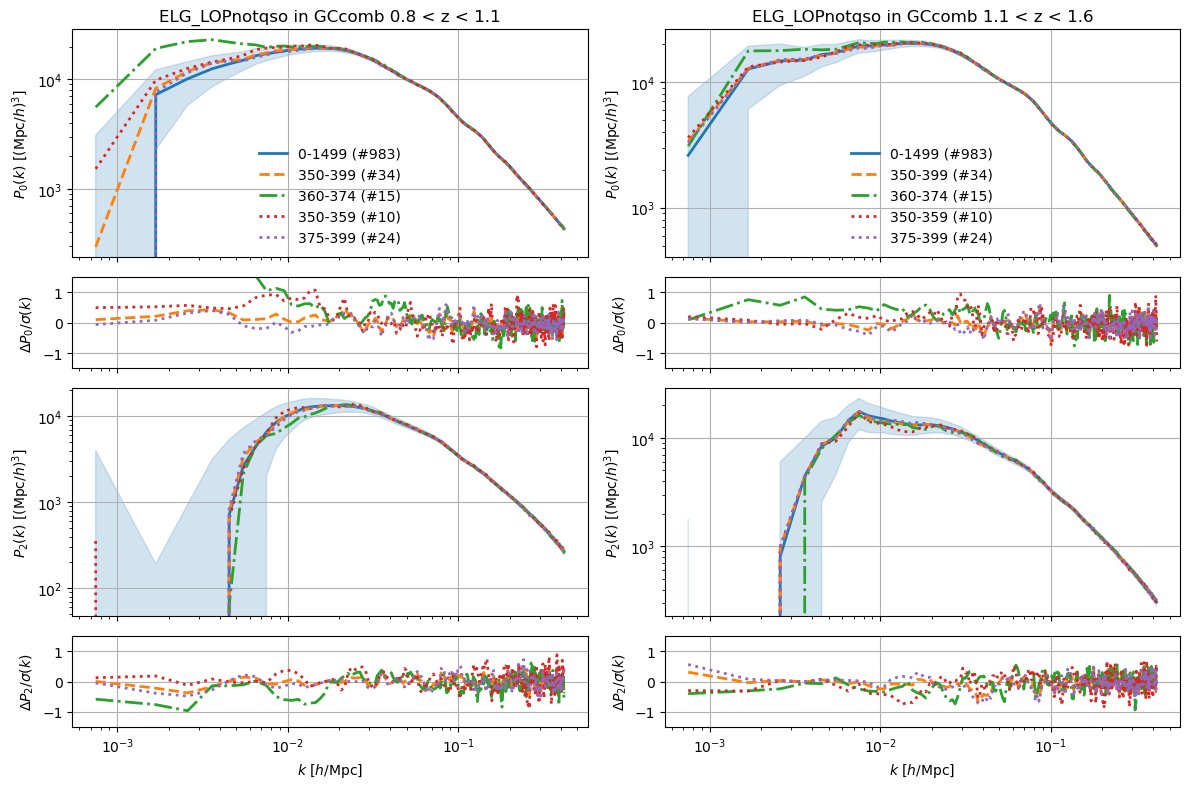
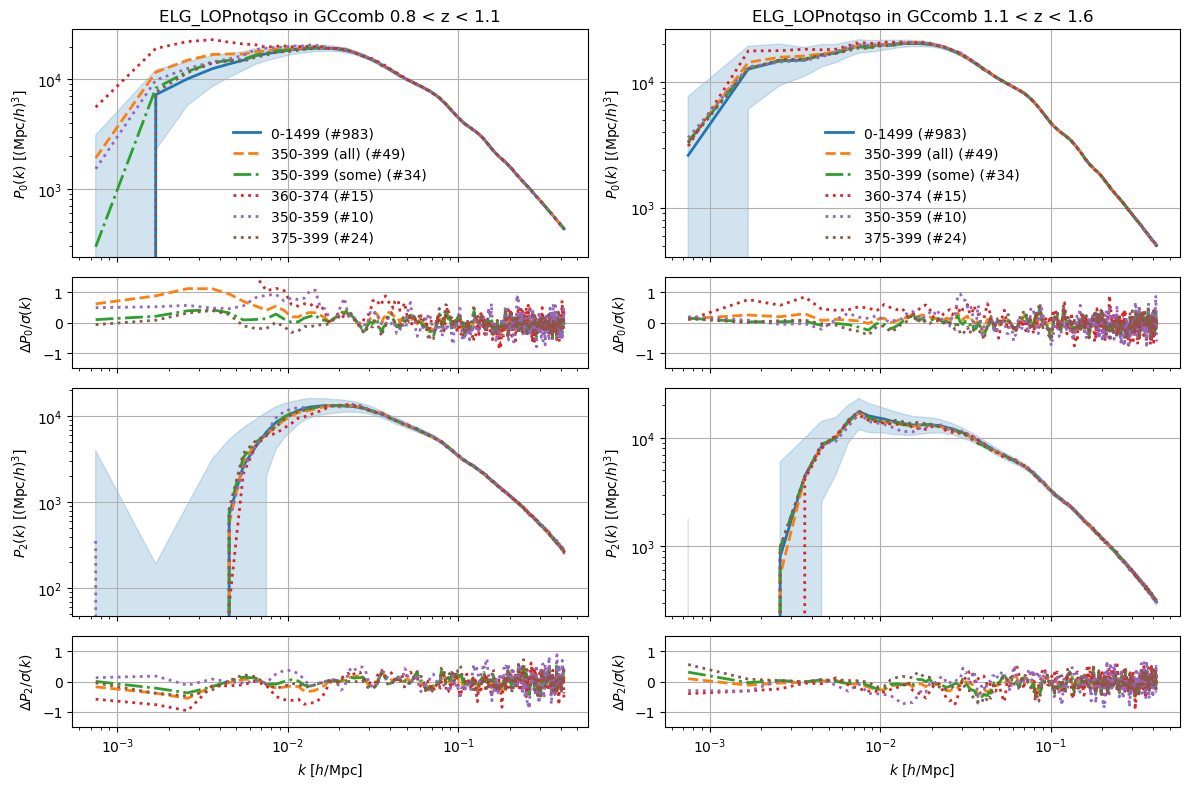
Code edit (unified diff) that turned the first committed figure into the second:
--- before
+++ after
@@ -13,6 +13,6 @@
         plotting_tools.plot_stats('mesh2_spectrum', cases, tracer, zrange, region, **plot_kws)
     plt.tight_layout()
-    # basename = f'checks_pk_{tracer}_{region}.{ext}'
-    # figure[0].savefig(plot_dir / basename, bbox_inches='tight', pad_inches=0.1, dpi=200)
+    basename = f'checks_loglog_pk_{version}_{tracer}_{region}.{ext}'
+    figure[0].savefig(plot_dir / basename, bbox_inches='tight', pad_inches=0.1, dpi=200)
     plt.show()
     print()

Commit: update checks